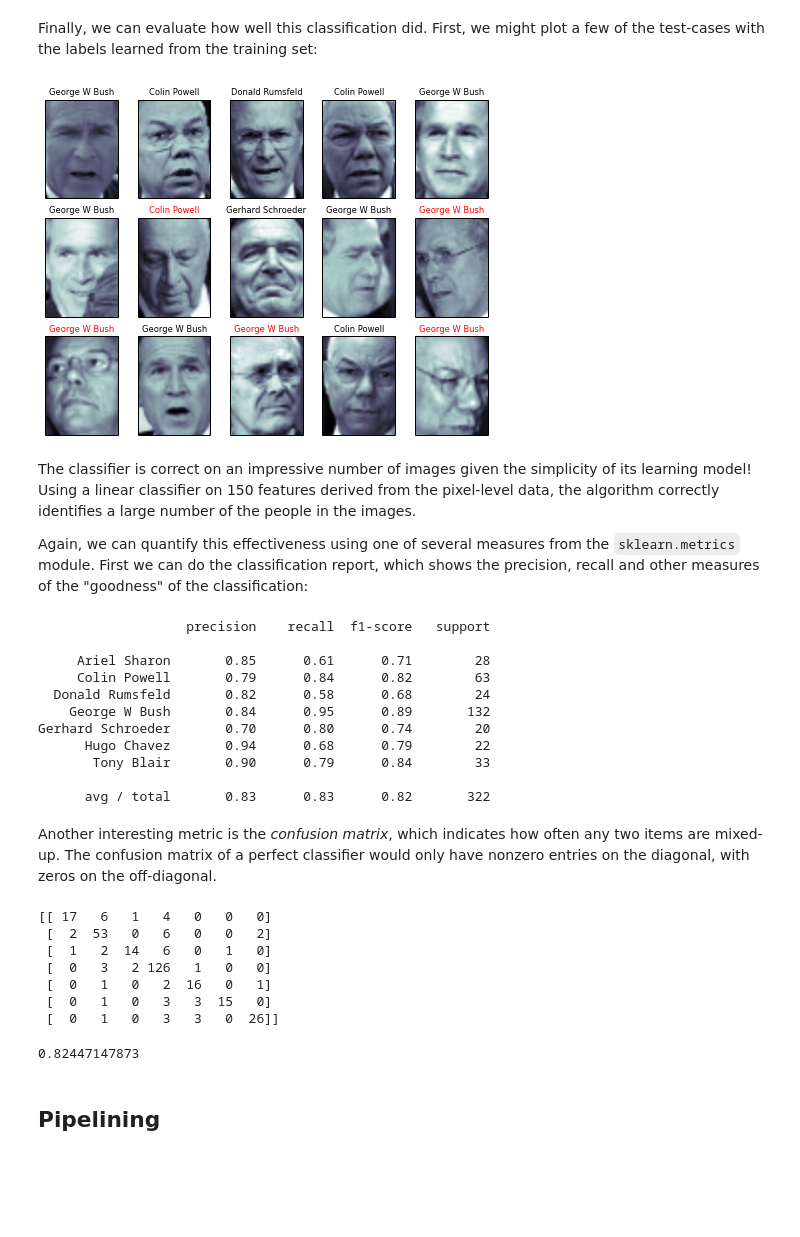
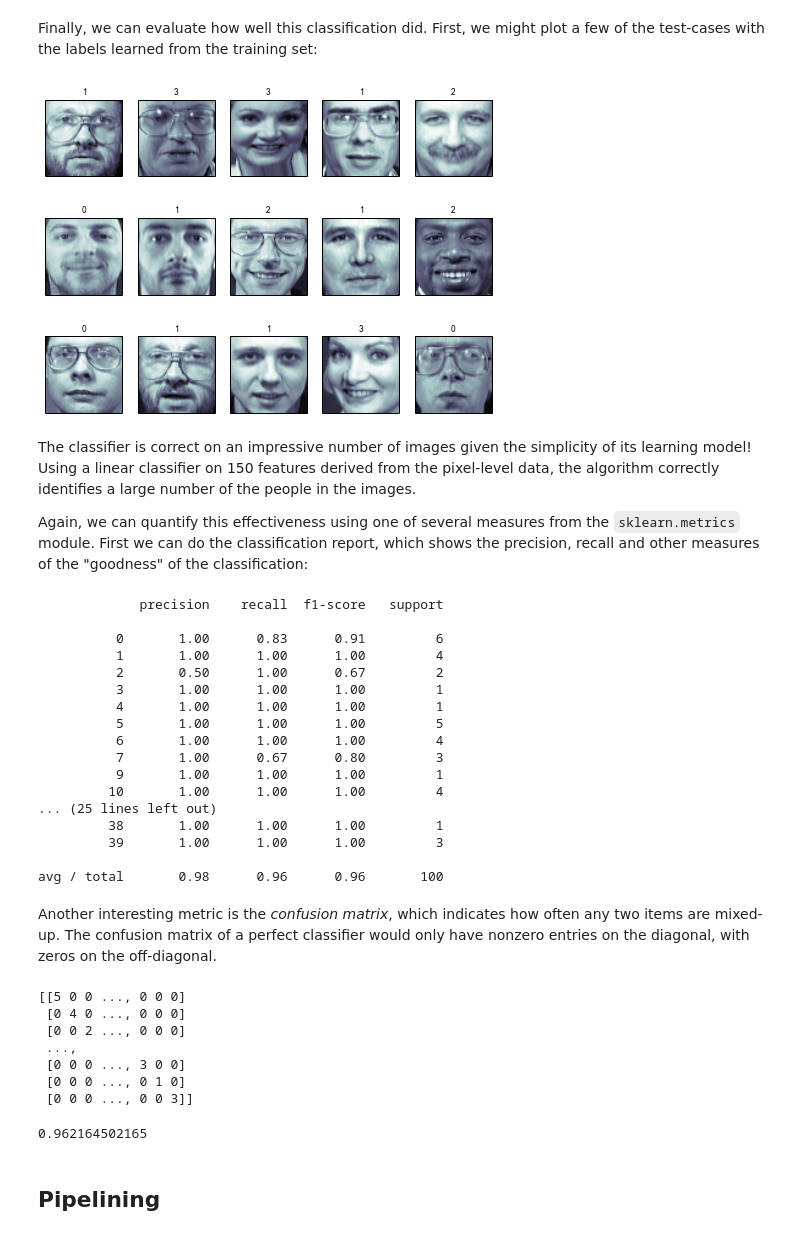
Before and after one commit to GaelVaroquaux/sklearn_pandas_tutorial, a Jupyter notebook: rendered_notebooks/06_application_to_face_recognition.ipynb, the cells around one changed output. Drawn from its saved outputs; the diff is of its cells as text; code cells hidden in the pictures; blank space fills up the shorter version.

```diff
--- a/rendered_notebooks/06_application_to_face_recognition.ipynb
+++ b/rendered_notebooks/06_application_to_face_recognition.ipynb
@@ -13,6 +12,5 @@ take a while to execute.
 # %%
 from sklearn import datasets
-lfw_people = datasets.fetch_lfw_people(min_faces_per_person=70, resize=0.4,
-                                       data_home='datasets')
-lfw_people.data.shape
+faces = datasets.fetch_olivetti_faces()
+faces.data.shape
 # %% [output]
@@ -35,5 +22,5 @@ fig = plt.figure(figsize=(8, 6))
 # plot several images
 for i in range(15):
     ax = fig.add_subplot(3, 5, i + 1, xticks=[], yticks=[])
-    ax.imshow(lfw_people.images[i], cmap=plt.cm.bone)
+    ax.imshow(faces.images[i], cmap=plt.cm.bone)
 # %% [output]
@@ -65,7 +40,8 @@ We'll perform a Support Vector classification of the images.  We'll
 do a typical train-test split on the images to make this happen:
 # %%
 from sklearn.cross_validation import train_test_split
-X_train, X_test, y_train, y_test = train_test_split(lfw_people.data, lfw_people.target, random_state=0)
+X_train, X_test, y_train, y_test = train_test_split(faces.data,
+        faces.target, random_state=0)
 
-print X_train.shape, X_test.shape
+print(X_train.shape, X_test.shape)
 # %% [output]
@@ -103,5 +80,5 @@ print pca.components_.shape
 fig = plt.figure(figsize=(16, 6))
 for i in range(30):
     ax = fig.add_subplot(3, 10, i + 1, xticks=[], yticks=[])
-    ax.imshow(pca.components_[i].reshape((50, 37)), cmap=plt.cm.bone)
+    ax.imshow(pca.components_[i].reshape(faces.images[0].shape), cmap=plt.cm.bone)
 # %% [output]
@@ -144,13 +121,16 @@ few of the test-cases with the labels learned from the training set:
 # %%
 fig = plt.figure(figsize=(8, 6))
 for i in range(15):
     ax = fig.add_subplot(3, 5, i + 1, xticks=[], yticks=[])
-    ax.imshow(X_test[i].reshape((50, 37)), cmap=plt.cm.bone)
+    ax.imshow(X_test[i].reshape(faces.images[0].shape),
+              cmap=plt.cm.bone)
     y_pred = clf.predict(X_test_pca[i])[0]
-    color = 'black' if y_pred == y_test[i] else 'red'
-    ax.set_title(lfw_people.target_names[y_pred], fontsize='small', color=color)
+    color = ('black' if y_pred == y_test[i]
+             else 'red')
+    ax.set_title(faces.target[y_pred],
+                 fontsize='small', color=color)
 # %% [output]
-[figure, old version]
+[figure, new version]
 # %% [markdown]
 The classifier is correct on an impressive number of images given the simplicity
 of its learning model!  Using a linear classifier on 150 features derived from
@@ -164,19 +144,25 @@ recall and other measures of the "goodness" of the classification:
 # %%
 from sklearn import metrics
 y_pred = clf.predict(X_test_pca)
-print(metrics.classification_report(y_test, y_pred, target_names=lfw_people.target_names))
+print(metrics.classification_report(y_test, y_pred))
 # %% [output]
-                   precision    recall  f1-score   support
+             precision    recall  f1-score   support
 
-     Ariel Sharon       0.85      0.61      0.71        28
-     Colin Powell       0.79      0.84      0.82        63
-  Donald Rumsfeld       0.82      0.58      0.68        24
-    George W Bush       0.84      0.95      0.89       132
-Gerhard Schroeder       0.70      0.80      0.74        20
-      Hugo Chavez       0.94      0.68      0.79        22
-       Tony Blair       0.90      0.79      0.84        33
+          0       1.00      0.83      0.91         6
+          1       1.00      1.00      1.00         4
+          2       0.50      1.00      0.67         2
+          3       1.00      1.00      1.00         1
+          4       1.00      1.00      1.00         1
+          5       1.00      1.00      1.00         5
+          6       1.00      1.00      1.00         4
+          7       1.00      0.67      0.80         3
+          9       1.00      1.00      1.00         1
+         10       1.00      1.00      1.00         4
+... (25 lines left out)
+         38       1.00      1.00      1.00         1
+         39       1.00      1.00      1.00         3
 
-      avg / total       0.83      0.83      0.82       322
+avg / total       0.98      0.96      0.96       100
 # %% [markdown]
 Another interesting metric is the *confusion matrix*, which indicates how often
 any two items are mixed-up.  The confusion matrix of a perfect classifier
@@ -184,17 +170,17 @@ would only have nonzero entries on the diagonal, with zeros on the off-diagonal.
 # %%
 print(metrics.confusion_matrix(y_test, y_pred))
 # %% [output]
-[[ 17   6   1   4   0   0   0]
- [  2  53   0   6   0   0   2]
- [  1   2  14   6   0   1   0]
- [  0   3   2 126   1   0   0]
- [  0   1   0   2  16   0   1]
- [  0   1   0   3   3  15   0]
- [  0   1   0   3   3   0  26]]
+[[5 0 0 ..., 0 0 0]
+ [0 4 0 ..., 0 0 0]
+ [0 0 2 ..., 0 0 0]
+ ...,
+ [0 0 0 ..., 3 0 0]
+ [0 0 0 ..., 0 1 0]
+ [0 0 0 ..., 0 0 3]]
 # %%
 print(metrics.f1_score(y_test, y_pred))
 # %% [output]
-0.82447147873
+0.962164502165
 # %% [markdown]
 ## Pipelining
 # %% [markdown]
```
Also changed, not shown: parts of 14 cells of this notebook, 7 other files.
